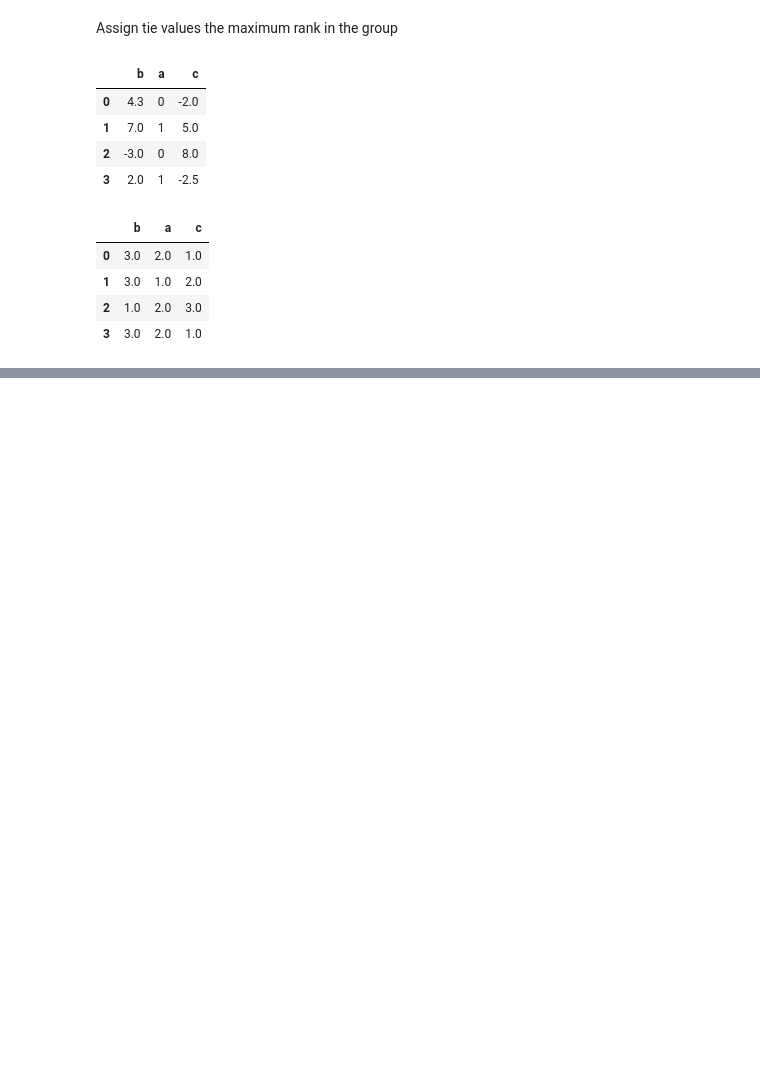
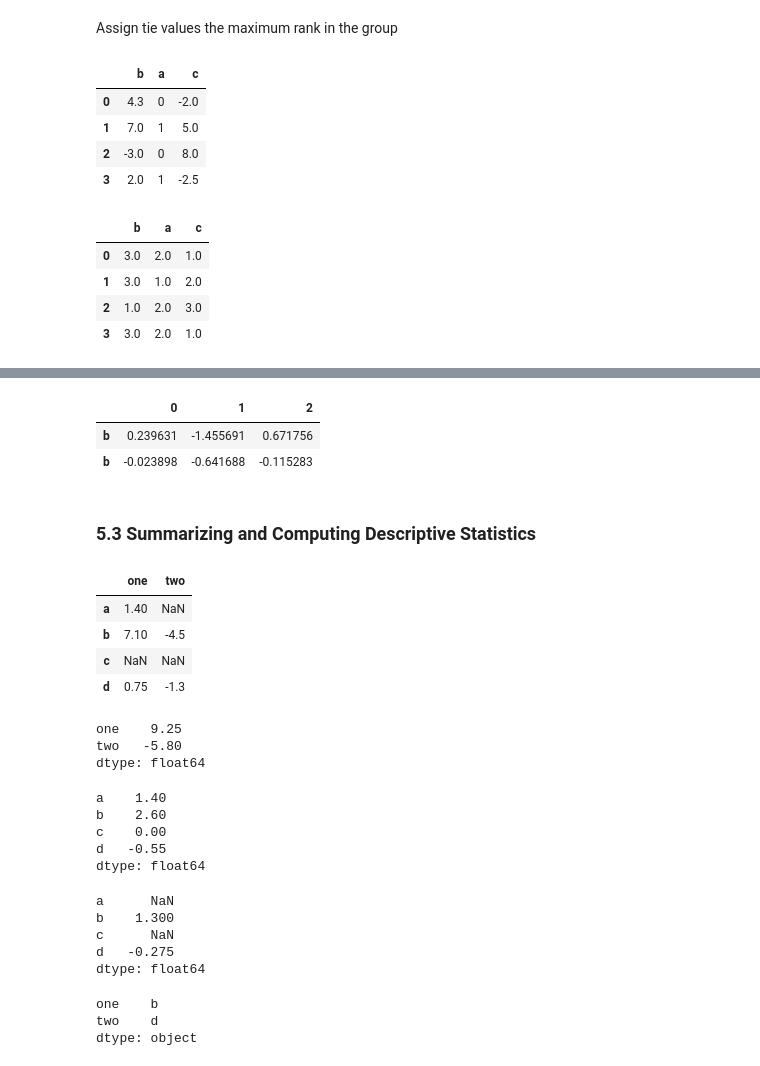
Before and after one commit to Efe-C-3/WesCh5, a Jupyter notebook: Chapter5WorkAlong.ipynb, the cells around one changed output, grey strips where cells are left out. Saved outputs shown, nothing was run; the diff lists cells and outputs as text; code cells hidden in the pictures; blank space fills up the shorter version.

```diff
--- a/Chapter5WorkAlong.ipynb
+++ b/Chapter5WorkAlong.ipynb
@@ -1231,0 +1269,8 @@ frame.rank(axis='columns')
+# %%
+df.loc['b']
+# %% [output]
+|  | 0 | 1 | 2 |
+| b | 0.239631 | -1.455691 | 0.671756 |
+| b | -0.023898 | -0.641688 | -0.115283 |
+# %% [markdown]
+### 5.3 Summarizing and Computing Descriptive Statistics
@@ -1231,0 +1281,36 @@ frame.rank(axis='columns')
+# %%
+df
+# %% [output]
+|  | one | two |
+| a | 1.40 | NaN |
+| b | 7.10 | -4.5 |
+| c | NaN | NaN |
+| d | 0.75 | -1.3 |
+# %%
+df.sum()
+# %% [output]
+one    9.25
+two   -5.80
+dtype: float64
+# %%
+df.sum(axis='columns')
+# %% [output]
+a    1.40
+b    2.60
+c    0.00
+d   -0.55
+dtype: float64
+# %%
+df.mean(axis='columns', skipna=False)
+# %% [output]
+a      NaN
+b    1.300
+c      NaN
+d   -0.275
+dtype: float64
+# %%
+df.idxmax()
+# %% [output]
+one    b
+two    d
+dtype: object
```
Also changed, not shown: parts of 16 cells of this notebook.
